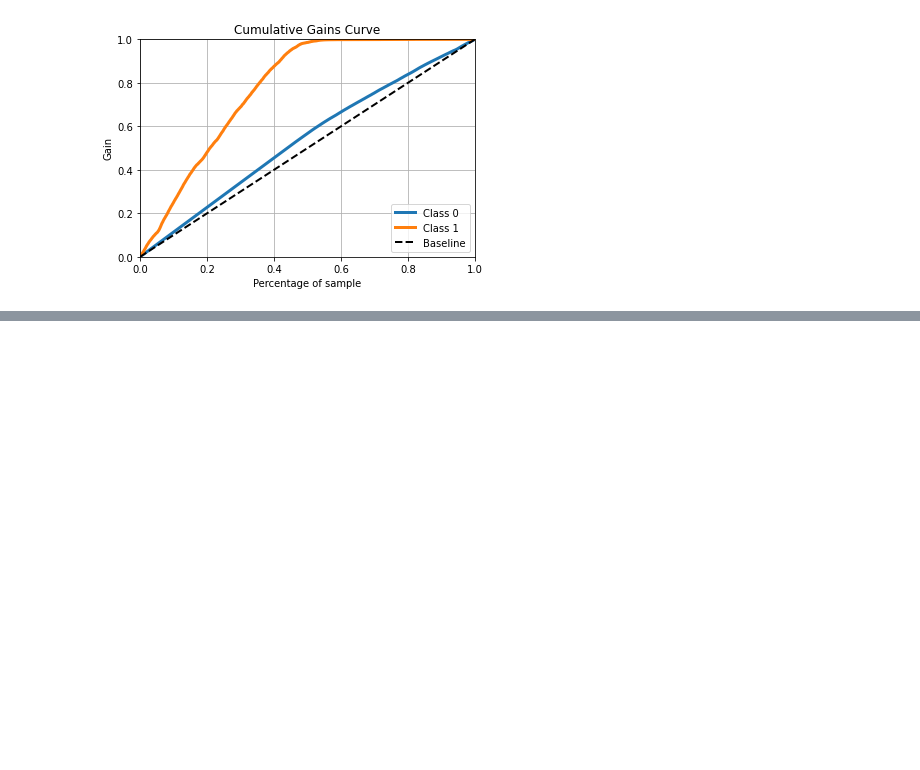
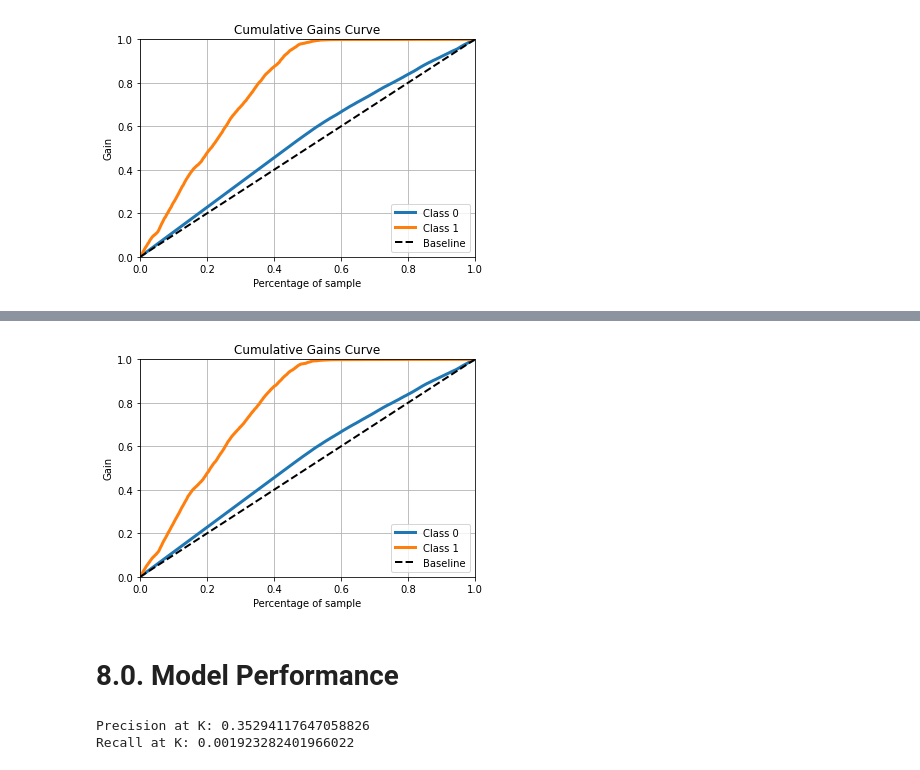
Before and after one commit to nortonvanz/Health-Insurance-Ranking, a Jupyter notebook: health_insurance_cross-sell/notebooks/1.0.mdfl_health_insurance_cross_sell.ipynb, the cells around one changed output, grey strips where cells are left out. Cells and saved outputs as stored; diff of their text form; code cells hidden in the pictures; blank space fills up the shorter version.

Commit message:
add function to compute recall and precision at k

```diff
--- a/health_insurance_cross-sell/notebooks/1.0.mdfl_health_insurance_cross_sell.ipynb
+++ b/health_insurance_cross-sell/notebooks/1.0.mdfl_health_insurance_cross_sell.ipynb
@@ -404,0 +422,16 @@ skplt.metrics.plot_cumulative_gain( y_val, yhat_lr );
+# %%
+# model definition
+lr_model = lm.LogisticRegression( random_state=42 )
+
+# model training
+lr_model.fit( x_train, y_train )
+
+# model prediction
+yhat_lr = lr_model.predict_proba( x_val )
+
+# Accumulative Gain
+skplt.metrics.plot_cumulative_gain( y_val, yhat_lr );
+# %% [output]
+[figure, added]
+# %% [markdown]
+# 8.0. Model Performance
@@ -404,0 +460,21 @@ skplt.metrics.plot_cumulative_gain( y_val, yhat_lr );
+# %%
+# copy data
+df8 = x_validation.copy()
+df8['response'] = y_validation.copy()
+
+# propensity score
+df8['score'] = yhat_knn[:, 1].tolist()
+
+# sorte clients by propensity score
+df8 = df8.sort_values( 'score', ascending=False )
+
+# compute precision at k
+precision_at_50 = precision_at_k( df8, k=50 )
+print( 'Precision at K: {}'.format( precision_at_50 ) )
+
+# compute precision at k
+precision_at_50 = recall_at_k( df8, k=50 )
+print( 'Recall at K: {}'.format( precision_at_50 ) )
+# %% [output]
+Precision at K: 0.35294117647058826
+Recall at K: 0.001923282401966022
```
Also changed, not shown: parts of 10 cells of this notebook.
